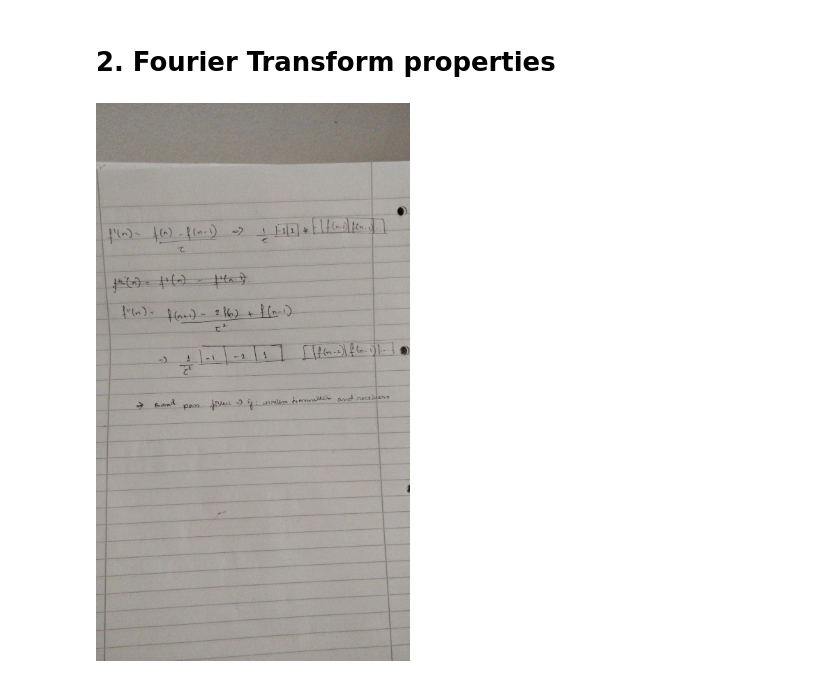
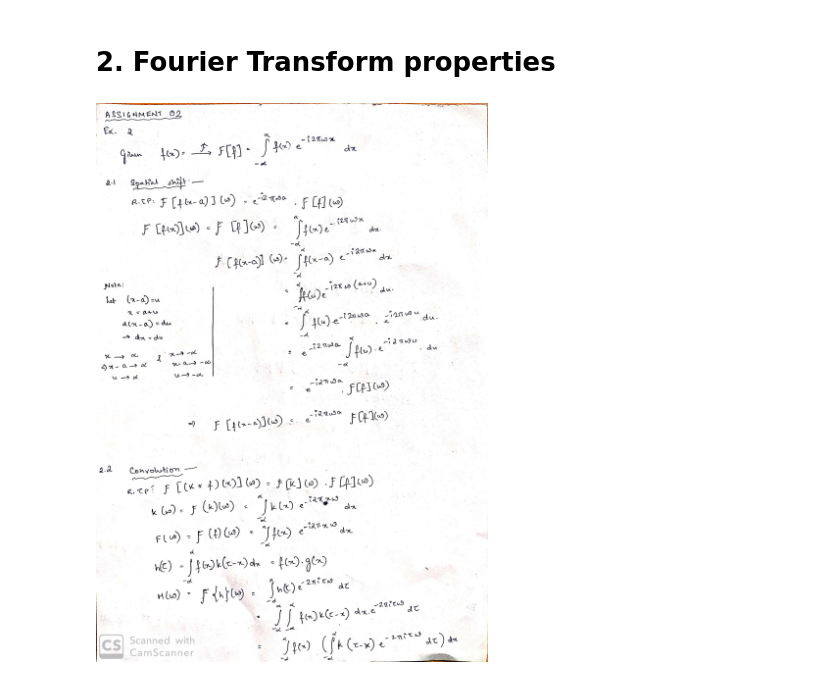
Before and after one commit to chiragbhuvaneshwara/DSP, a Jupyter notebook: Assignment 2/Ex02_2571703_2572739.ipynb, the cells around one changed output. Saved outputs shown, nothing was run; the diff lists cells and outputs as text; code cells hidden in the pictures.

Commit message:
final version of assignment 2

```diff
--- a/Assignment 2/Ex02_2571703_2572739.ipynb
+++ b/Assignment 2/Ex02_2571703_2572739.ipynb
@@ -229,7 +237,7 @@ plt.show()
 # 2. Fourier Transform properties
 # %%
 from IPython.display import display, Image
-# %%
-display(Image(filename='HandwrittenSolutions/WhatsApp Image 2019-05-11 at 11.57.21 PM.jpeg'))
-# %% [output]
-[figure, removed]
+# %%
+display(Image(filename='HandwrittenSolutions/DSP Assignment 2_1.jpg'))
+# %% [output]
+[figure, added]
```
Also changed, not shown: parts of 7 cells of this notebook.
